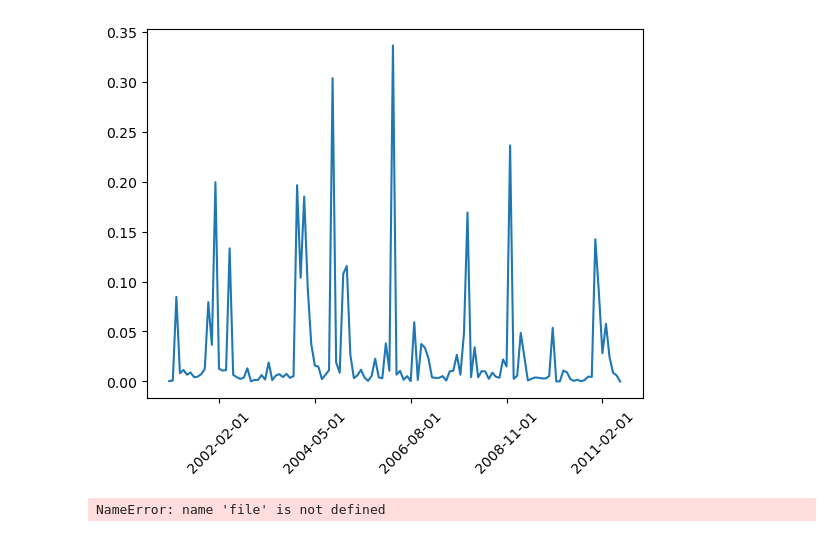
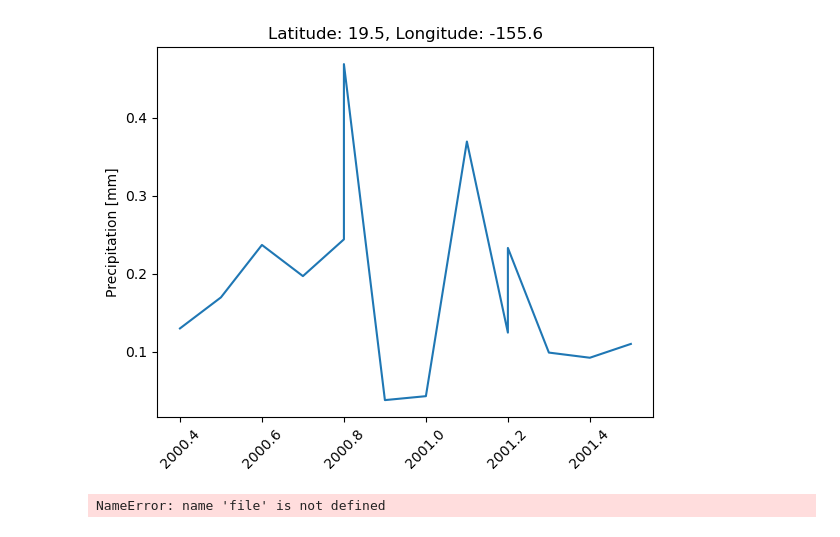
Before and after one commit to disilvestro/GetPrecipitation, a Jupyter notebook: get_precipitation_lalo.ipynb, the cells around one changed output. Saved outputs shown, nothing was run; the diff lists cells and outputs as text; code cells hidden in the pictures.

Commit message:
Corrected problem related with missing folder and download, converted dates to decimals

```diff
--- a/get_precipitation_lalo.ipynb
+++ b/get_precipitation_lalo.ipynb
@@ -107,6 +116,33 @@ def plot_precipitaion(longitude, latitude, start_date, end_date, folder, path):
 
         sdate = datetime.strptime(start_date,'%Y-%d-%m')
         edate = datetime.strptime(end_date,'%Y-%d-%m')
+
+        date_list = pd.date_range(start = sdate,end = edate).date
+
+        if not folder:
+            folder = 'data'
+
+        '''
+        Check if files date is in range with the input dates
+        '''
+
+        if not os.path.exists(folder):
+            folder = dload_site_list_hdf5(folder, path)
+
+        else:
+
+            sd = datetime.strptime(os.listdir(folder)[0].replace('.HDF5',''),'%Y-%d-%m').date()
+            ed = datetime.strptime(os.listdir(folder)[-1].replace('.HDF5',''),'%Y-%d-%m').date()
+
+            if not (sd in date_list and ed in date_list):
+
+                folder = dload_site_list_hdf5(folder, path)
+                print(sd, ed)
+                print(date_list)
+
+
+#         if len(txt_files) != 1:
+#             raise ValueError('should be only one txt file in the current directory')
 
         '''
         Loops trough every HDF5 file
@@ -126,10 +162,7 @@ def plot_precipitaion(longitude, latitude, start_date, end_date, folder, path):
                     folder = dload_site_list_hdf5(folder, path)
 
                 d = re.search('\d{4}[-]\d{2}[-]\d{2}', file)
-        #       date = datetime.strptime(d.group(0),'%Y-01-%m')
                 date = datetime.strptime(d.group(0), "%Y-%d-%m").date()
-
-                date_list = pd.date_range(start = sdate,end = edate).date
 
                 if date in date_list:
 
@@ -173,34 +225,41 @@ newdf
 # %%
 # newdf["roll30"] = newdf.Precipitation.rolling(30).sum()
 # newdf["roll90"] = newdf.Precipitation.rolling(90).sum()
 # newdf["roll180"] = newdf.Precipitation.rolling(180).sum()
 
 # newdf["log30"] = np.log(newdf.roll30)
 # newdf["log90"] = np.log(newdf.roll90)
 # newdf["log180"] = np.log(newdf.roll180)
 # newdf['norm']=(newdf.Precipitation-newdf.Precipitation.min())/(newdf.Precipitation.max()-newdf.Precipitation.min())
 
 newdf["cum"] = newdf.Precipitation.cumsum()
 
-
 rainfalldfNoNull =newdf.dropna()
 
+# Convert date strings to decimal years
+rainfalldfNoNull['Decimal_Year'] = rainfalldfNoNull['Date'].apply(date_to_decimal_year)
+
 # plt.plot(newdf.Date,newdf.Precipitation)
-
-plt.plot(rainfalldfNoNull.Date, rainfalldfNoNull.Precipitation)
+plt.plot(rainfalldfNoNull.Decimal_Year, rainfalldfNoNull.Precipitation)
 
 #Calculate intervals base on Dataframe dimension
 interval = round((newdf.shape[0]/100)*20)
 
 #Invervals for x axes label
-plt.gca().xaxis.set_major_locator(dt.DayLocator(interval=interval))
+# plt.gca().xaxis.set_major_locator(dt.DayLocator(interval=1))
 
 plt.xticks(rotation=45)
 
+#Set y label
+plt.ylabel("Precipitation [mm]")
+
+#Set title
+plt.title(f'Latitude: {lat}, Longitude: {lon}')
+
 # Data plot
 plt.show()
 # %% [output]
-[figure, old version]
+[figure, new version]
 # %%
 '''
 Example of global precipitations given by Nasa at: https://gpm.nasa.gov/data/tutorials
```
Also changed, not shown: parts of 3 cells of this notebook.
